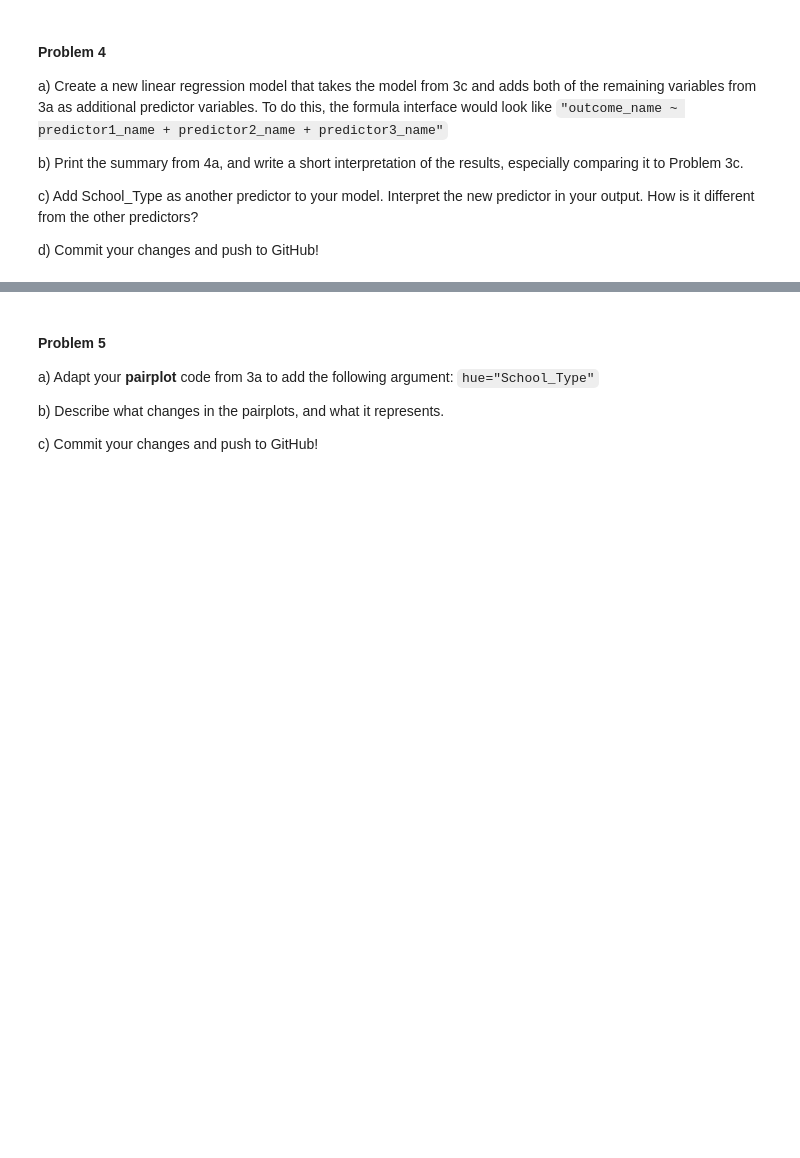
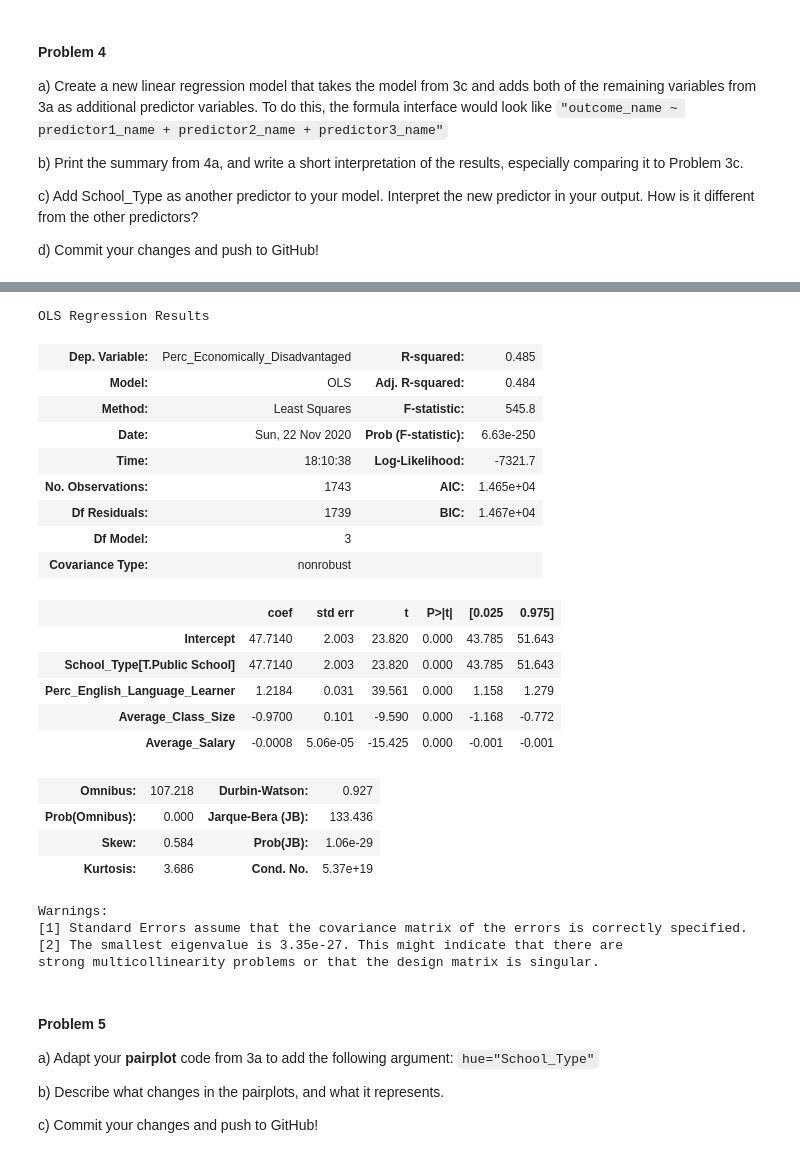
Before and after one commit to tiffanyzhang1118/f20_epsy5200_assignment11, a Jupyter notebook: F20 EPSY 5200 Assignment 11.ipynb, the cells around one changed output, grey strips where cells are left out. Cells and saved outputs as stored; diff of their text form; code cells hidden in the pictures; blank space fills up the shorter version.

Commit message:
Finished Problem 4.

```diff
--- a/F20 EPSY 5200 Assignment 11.ipynb
+++ b/F20 EPSY 5200 Assignment 11.ipynb
@@ -207,3 +237,35 @@ d) Commit your changes and push to GitHub!
+# %%
+lm3 = smf.ols(formula = "Perc_Economically_Disadvantaged ~ Perc_English_Language_Learner + Average_Class_Size + Average_Salary + School_Type", data = Sch).fit()
+lm3.summary()
+
+## After adding School_Type to the model, the effect size and model fit did not change from the model lm2. The regression coefficient of the three predictors used in model lm2 did not change.
+## However, the coefficient of the intercept changed and the coefficient of the School_Type variable had the same coefficient as the intercept.
+## It might because the School_Type variable was a binary variable and there was significant differences in Perc_Economically_Disadvantaged between public school and charter schools.
+# %% [output]
+OLS Regression Results
+| Dep. Variable: | Perc_Economically_Disadvantaged | R-squared: | 0.485 |
+| Model: | OLS | Adj. R-squared: | 0.484 |
+| Method: | Least Squares | F-statistic: | 545.8 |
+| Date: | Sun, 22 Nov 2020 | Prob (F-statistic): | 6.63e-250 |
+| Time: | 18:10:38 | Log-Likelihood: | -7321.7 |
+| No. Observations: | 1743 | AIC: | 1.465e+04 |
+| Df Residuals: | 1739 | BIC: | 1.467e+04 |
+| Df Model: | 3 |  |  |
+| Covariance Type: | nonrobust |  |  |
+|  | coef | std err | t | P>|t| | [0.025 | 0.975] |
+| Intercept | 47.7140 | 2.003 | 23.820 | 0.000 | 43.785 | 51.643 |
+| School_Type[T.Public School] | 47.7140 | 2.003 | 23.820 | 0.000 | 43.785 | 51.643 |
+| Perc_English_Language_Learner | 1.2184 | 0.031 | 39.561 | 0.000 | 1.158 | 1.279 |
+| Average_Class_Size | -0.9700 | 0.101 | -9.590 | 0.000 | -1.168 | -0.772 |
+| Average_Salary | -0.0008 | 5.06e-05 | -15.425 | 0.000 | -0.001 | -0.001 |
+| Omnibus: | 107.218 | Durbin-Watson: | 0.927 |
+| Prob(Omnibus): | 0.000 | Jarque-Bera (JB): | 133.436 |
+| Skew: | 0.584 | Prob(JB): | 1.06e-29 |
+| Kurtosis: | 3.686 | Cond. No. | 5.37e+19 |
+Warnings:
+[1] Standard Errors assume that the covariance matrix of the errors is correctly specified.
+[2] The smallest eigenvalue is 3.35e-27. This might indicate that there are
+strong multicollinearity problems or that the design matrix is singular.
 # %% [markdown]
 #### Problem 5
 
```
Also changed, not shown: parts of 4 cells of this notebook.
